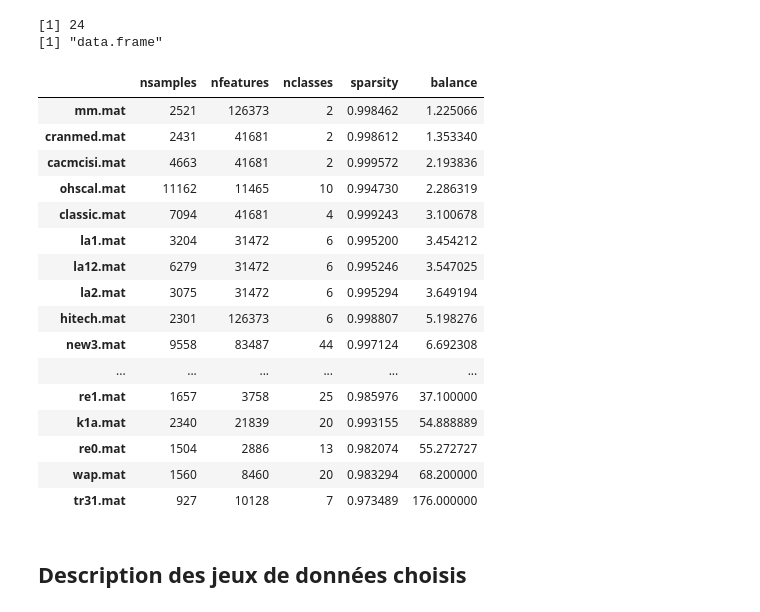
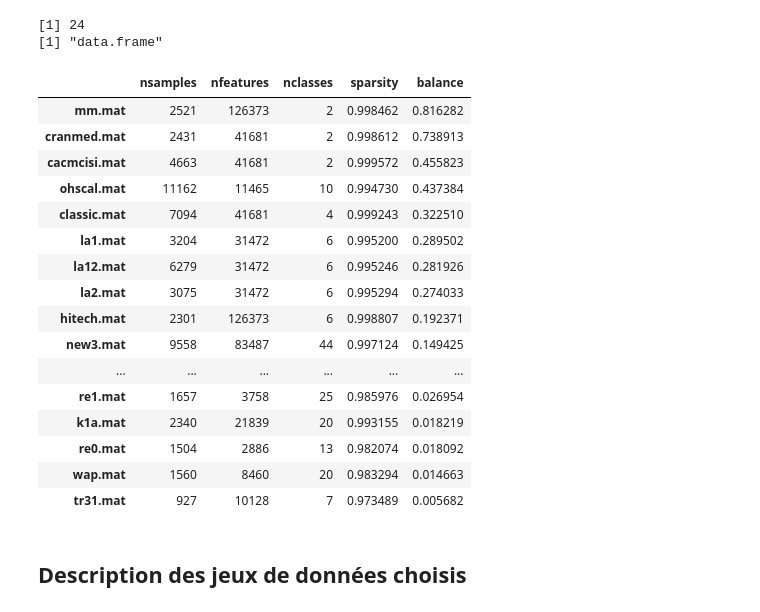
Before and after one commit to mahdiou-diallo/Projet_MixMod, a Jupyter notebook: exercice5.ipynb, the cells around one changed output. Cells and saved outputs as stored; diff of their text form; code cells hidden in the pictures.

Commit message:
correct balance calculation

```diff
--- a/exercice5.ipynb
+++ b/exercice5.ipynb
@@ -54,7 +54,7 @@ datasets_descr <- sapply(dnames, function(x){
     sparsity <- 1-nnzero(X)/length(X)
     class.count <- table(y)
     nclass <- length(class.count)
-    balance <- max(class.count)/min(class.count)
+    balance <- min(class.count)/max(class.count)
     return(c(nsamples=nsamples, nfeatures=nfeatures, nclasses=nclass, sparsity=sparsity, balance=balance))
 }, USE.NAMES=TRUE)
 datasets_descr <- as.data.frame(t(datasets_descr))
@@ -65,25 +65,25 @@ class(datasets_descr)
 # %%
 # print(datasets_descr.dtypes)
 datasets_descr[['nsamples', 'nfeatures', 'nclasses']] = datasets_descr[['nsamples', 'nfeatures', 'nclasses']].astype(int)
-datasets_descr.sort_values(by='balance') #[(datasets_descr.nsamples < 3000)]
+datasets_descr.sort_values(by='balance', ascending=False) #[(datasets_descr.nsamples < 3000)]
 # %% [output]
 |  | nsamples | nfeatures | nclasses | sparsity | balance |
-| mm.mat | 2521 | 126373 | 2 | 0.998462 | 1.225066 |
-| cranmed.mat | 2431 | 41681 | 2 | 0.998612 | 1.353340 |
-| cacmcisi.mat | 4663 | 41681 | 2 | 0.999572 | 2.193836 |
-| ohscal.mat | 11162 | 11465 | 10 | 0.994730 | 2.286319 |
-| classic.mat | 7094 | 41681 | 4 | 0.999243 | 3.100678 |
-| la1.mat | 3204 | 31472 | 6 | 0.995200 | 3.454212 |
-| la12.mat | 6279 | 31472 | 6 | 0.995246 | 3.547025 |
-| la2.mat | 3075 | 31472 | 6 | 0.995294 | 3.649194 |
-| hitech.mat | 2301 | 126373 | 6 | 0.998807 | 5.198276 |
-| new3.mat | 9558 | 83487 | 44 | 0.997124 | 6.692308 |
+| mm.mat | 2521 | 126373 | 2 | 0.998462 | 0.816282 |
+| cranmed.mat | 2431 | 41681 | 2 | 0.998612 | 0.738913 |
+| cacmcisi.mat | 4663 | 41681 | 2 | 0.999572 | 0.455823 |
+| ohscal.mat | 11162 | 11465 | 10 | 0.994730 | 0.437384 |
+| classic.mat | 7094 | 41681 | 4 | 0.999243 | 0.322510 |
+| la1.mat | 3204 | 31472 | 6 | 0.995200 | 0.289502 |
+| la12.mat | 6279 | 31472 | 6 | 0.995246 | 0.281926 |
+| la2.mat | 3075 | 31472 | 6 | 0.995294 | 0.274033 |
+| hitech.mat | 2301 | 126373 | 6 | 0.998807 | 0.192371 |
+| new3.mat | 9558 | 83487 | 44 | 0.997124 | 0.149425 |
 | ... | ... | ... | ... | ... | ... |
-| re1.mat | 1657 | 3758 | 25 | 0.985976 | 37.100000 |
-| k1a.mat | 2340 | 21839 | 20 | 0.993155 | 54.888889 |
-| re0.mat | 1504 | 2886 | 13 | 0.982074 | 55.272727 |
-| wap.mat | 1560 | 8460 | 20 | 0.983294 | 68.200000 |
-| tr31.mat | 927 | 10128 | 7 | 0.973489 | 176.000000 |
+| re1.mat | 1657 | 3758 | 25 | 0.985976 | 0.026954 |
+| k1a.mat | 2340 | 21839 | 20 | 0.993155 | 0.018219 |
+| re0.mat | 1504 | 2886 | 13 | 0.982074 | 0.018092 |
+| wap.mat | 1560 | 8460 | 20 | 0.983294 | 0.014663 |
+| tr31.mat | 927 | 10128 | 7 | 0.973489 | 0.005682 |
 # %%
 %%R -o datasets
 cluto.dir <- "./data/cluto/"
```
Also changed, not shown: parts of 3 cells of this notebook.
